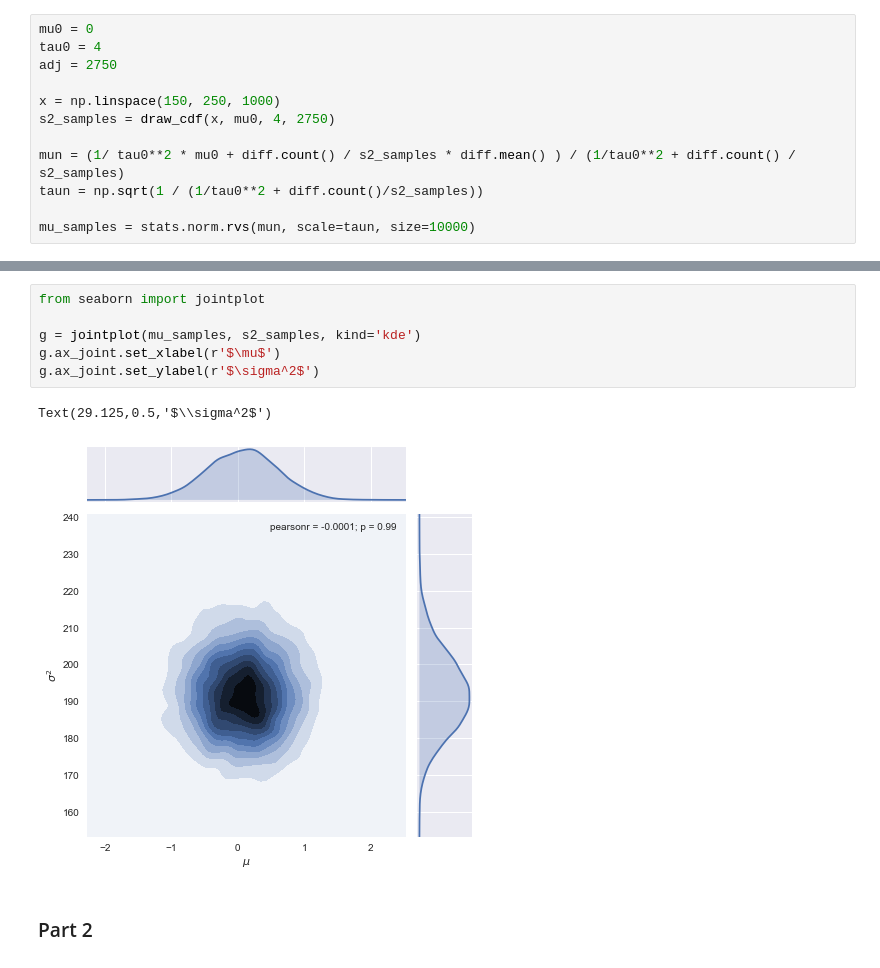
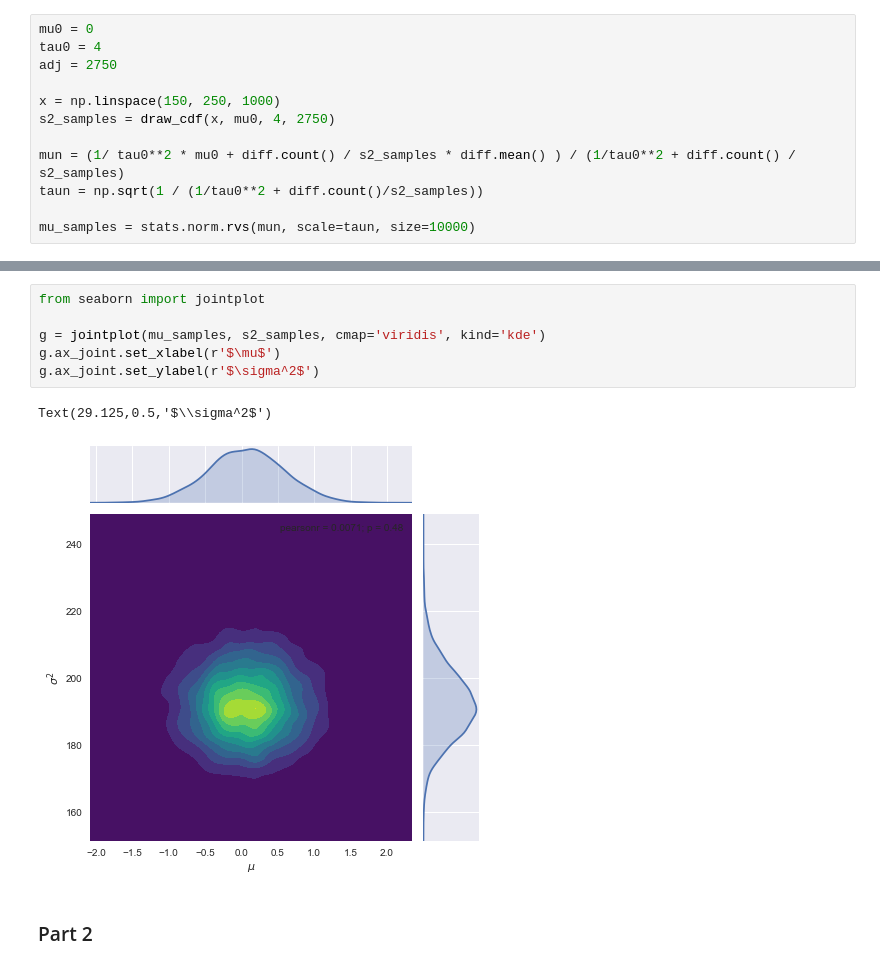
Before and after one commit to mileslucas/stat444, a Jupyter notebook: hw2/hw2.ipynb, the cells around one changed output, grey strips where cells are left out. Cells and saved outputs as stored; diff of their text form.

Commit message:
updated plot for part 2

```diff
--- a/hw2/hw2.ipynb
+++ b/hw2/hw2.ipynb
@@ -163,12 +163,12 @@ plt.hist(mu_samples, density=True, bins='auto');
 # %%
 from seaborn import jointplot
 
-g = jointplot(mu_samples, s2_samples, kind='kde')
+g = jointplot(mu_samples, s2_samples, cmap='viridis', kind='kde')
 g.ax_joint.set_xlabel(r'$\mu$')
 g.ax_joint.set_ylabel(r'$\sigma^2$')
 # %% [output]
 Text(29.125,0.5,'$\\sigma^2$')
-[figure, old version]
+[figure, new version]
 # %% [markdown]
 ### Part 2
 # %%
```
Also changed, not shown: parts of 5 cells of this notebook, 1 other file.
